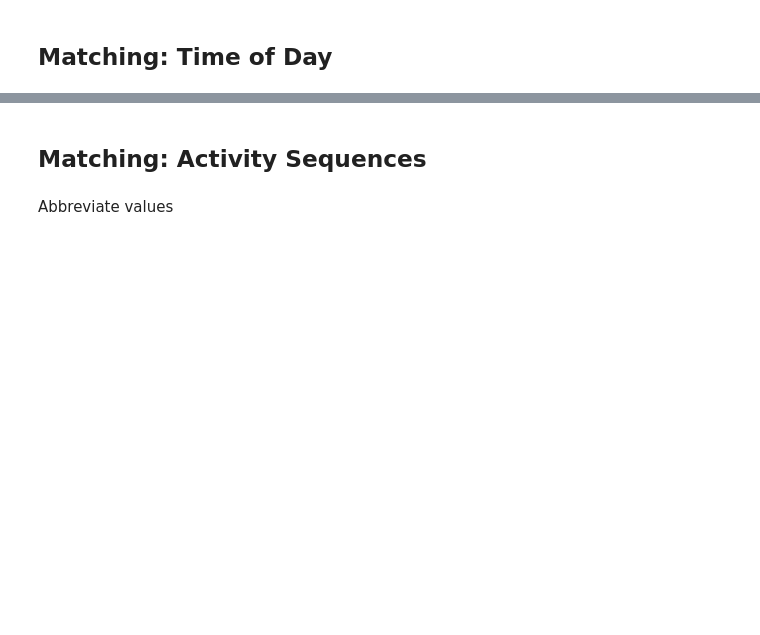
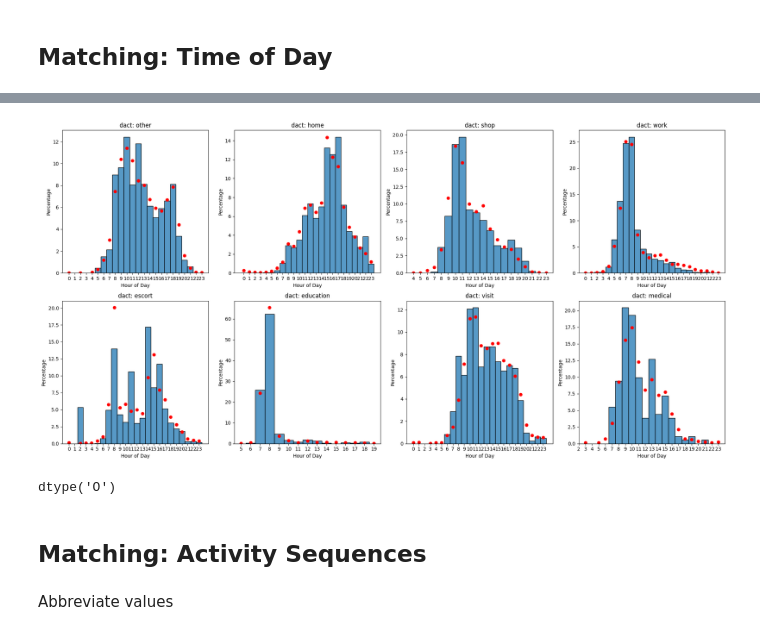
Before and after one commit to Urban-Analytics-Technology-Platform/acbm, a Jupyter notebook: notebooks/5_validate_outputs.ipynb, the cells around one changed output, grey strips where cells are left out. Cells and saved outputs as stored; diff of their text form; code cells hidden in the pictures; blank space fills up the shorter version.

```diff
--- a/notebooks/5_validate_outputs.ipynb
+++ b/notebooks/5_validate_outputs.ipynb
@@ -63,3 +204,62 @@ legs_nts
+# %%
+import seaborn as sns
+import matplotlib.pyplot as plt
+import pandas as pd
+
+# Create a new DataFrame
+legs_acbm_clean = legs_acbm.copy()
+
+# Convert tst to datetime format
+legs_acbm_clean['tst'] = pd.to_datetime(legs_acbm_clean['tst'])
+
+# Extract the hour component
+legs_acbm_clean['hour'] = legs_acbm_clean['tst'].dt.hour
+
+# Convert legs_nts["tst"] from minutes to hours
+legs_nts['hour'] = legs_nts['tst'] // 60
+
+# Get unique dact values
+unique_dact_values = legs_acbm_clean['dact'].unique()
+
+# Create a figure with subplots
+num_plots = len(unique_dact_values)
+num_cols = 4
+num_rows = (num_plots + num_cols - 1) // num_cols
+fig, axes = plt.subplots(num_rows, num_cols, figsize=(20, num_rows * 5), sharey=False)
+axes = axes.flatten()
+
+# Iterate over unique dact values and create plots
+for i, dact_value in enumerate(unique_dact_values):
+    ax = axes[i]
+    acbm_data = legs_acbm_clean[legs_acbm_clean['dact'] == dact_value]
+    nts_data = legs_nts[legs_nts['dact'] == dact_value]
+
+    # Plot histogram for acbm_data
+    sns.histplot(acbm_data['hour'], bins=24, kde=False, discrete=True, stat='percent', ax=ax)
+    ax.set_xlabel('Hour of Day')
+    ax.set_ylabel('Percentage')
+    ax.set_xticks(range(0, 24))  # Set x-ticks to represent each hour of the day
+    ax.set_title(f'dact: {dact_value}')
+
+    # Add dots to represent the percentage values of legs_nts["hour"]
+    nts_hour_counts = nts_data['hour'].value_counts(normalize=True).sort_index() * 100
+    for hour, percent in nts_hour_counts.items():
+        ax.plot(hour, percent, 'ro')  # 'ro' means red dot
+
+# Remove any empty subplots
+for j in range(i + 1, len(axes)):
+    fig.delaxes(axes[j])
+
+plt.tight_layout()
+plt.show()
+# %% [output]
+[figure, added]
+# %%
+# get the column type of tst
+
+legs_acbm['tst'].dtype
+# %% [output]
+dtype('O')
 # %% [markdown]
 ## Matching: Activity Sequences
 # %% [markdown]
```
Also changed, not shown: parts of 8 cells of this notebook.
